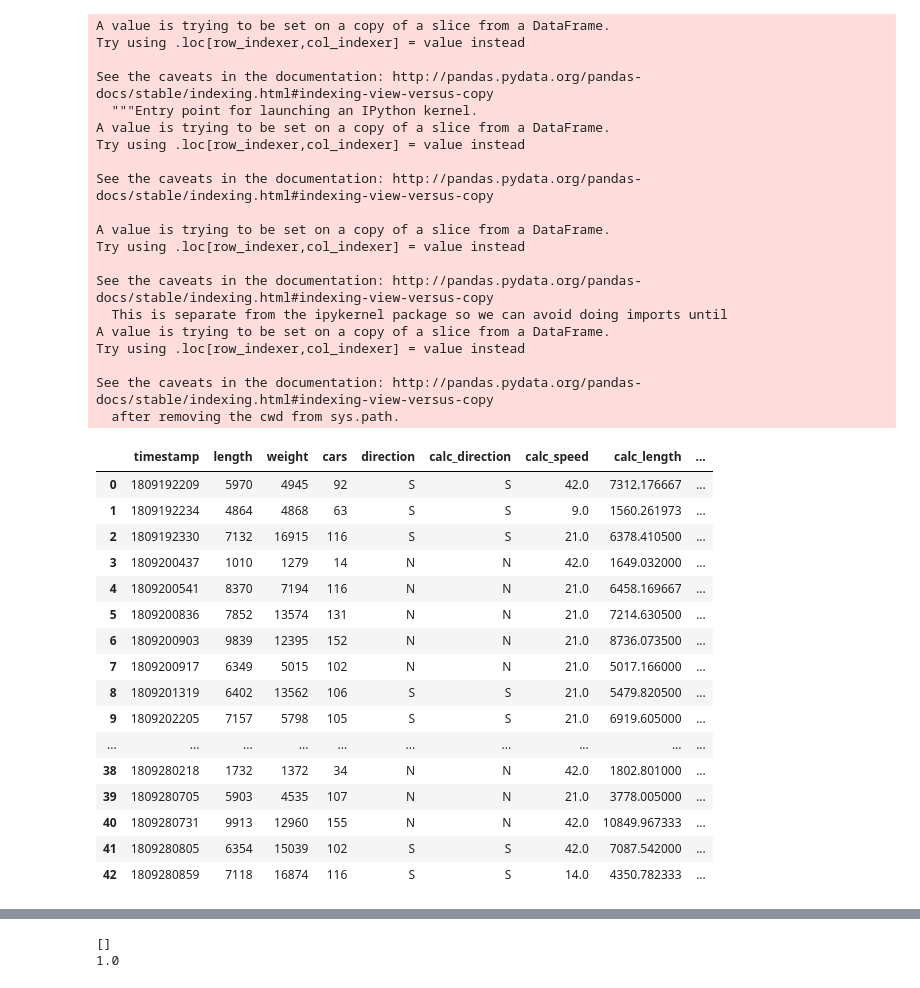
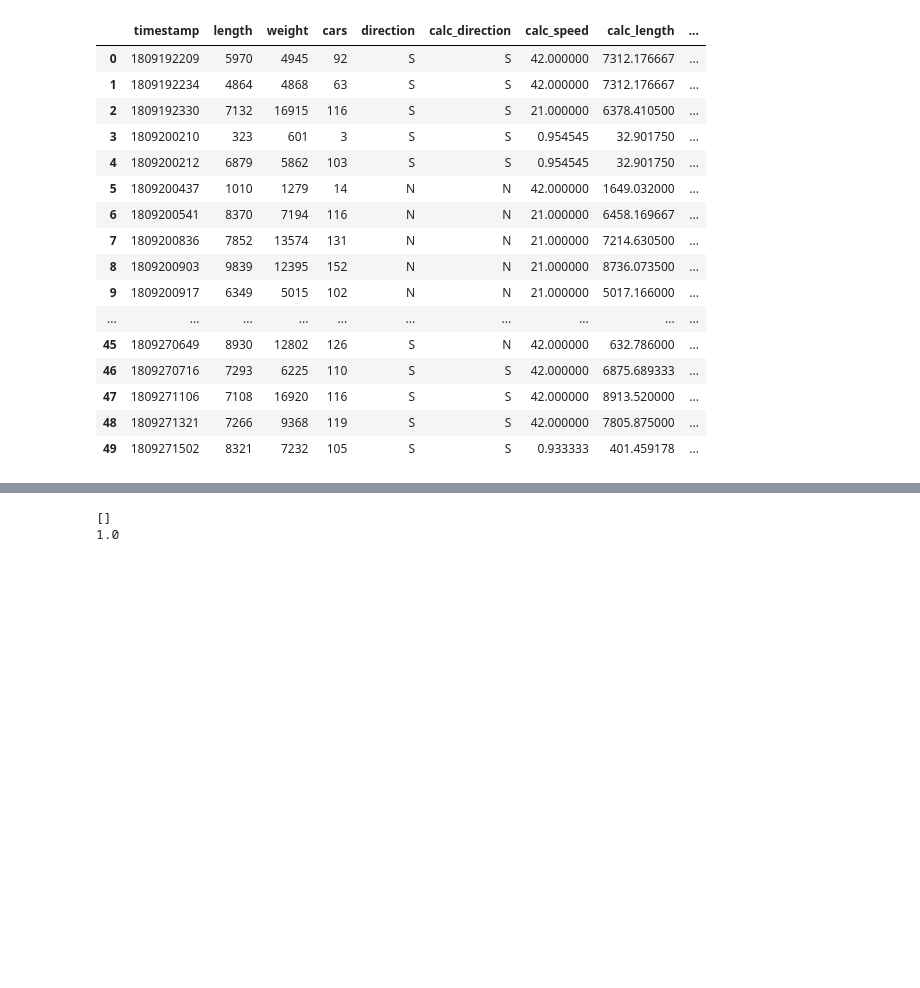
Before and after one commit to sanjeev-tv/XNode, a Jupyter notebook: Database.ipynb, the cells around one changed output, grey strips where cells are left out. Saved outputs shown, nothing was run; the diff lists cells and outputs as text; code cells hidden in the pictures; blank space fills up the shorter version.

```diff
--- a/Database.ipynb
+++ b/Database.ipynb
@@ -143,18 +111,18 @@ def find_timestamp(n):
 # %%
 #param timestamp: timestamp from manifest
 #return: dictionary of sensor nodes that match timestamp, organized by bridge
-def search(timestamp, direction):
+def search(timestamp, direction, ignore_direction = False, S_limit = 60, N_limit = 30):
     results = {122.4:[], 121.7:[]}
     for n in range(4239):
         t1 = find_timestamp(n)
 #         if (abs(timestamp - t1) <= 15):
-        if (direction == 'S') and (timestamp - t1 >= 0) and (timestamp - t1 <= 20):
+        if (ignore_direction || direction == 'S') and (timestamp - t1 >= 0) and (timestamp - t1 <= S_limit):
             #S: 15 min before (maybe increase time)
             if (nodeID[n][0] <= 5):
                 results[122.4].append(n)
             else:
                 results[121.7].append(n)
-        elif (direction == 'N') and (t1 - timestamp >= 0) and (t1 - timestamp <= 15):
+        elif (ignore_direction || direction == 'N') and (t1 - timestamp >= 0) and (t1 - timestamp <= N_limit):
             #N: 15 min after (maybe lower)
             if (nodeID[n][0] <= 5):
                 results[122.4].append(n)
@@ -162,3 +130,5 @@ def search(timestamp, direction):
                 results[121.7].append(n)
 
     return results
+
+#check raw data for trains ignoring direction
@@ -164,0 +210,9 @@ def search(timestamp, direction):
+# %%
+def find_peaks(row, bridge):
+    num_peaks = []
+    nodes = data['indices ' + str(bridge)][row]
+    for node in range(len(nodes)):
+        d = accel[data['indices ' + str(bridge)][row][node]]['z']
+        peaks = scipy.signal.find_peaks(d)
+        num_peaks.append(len(peaks[0]))
+    return num_peaks
@@ -327,3 +361,0 @@ data.head()
-# %%
-data = data[['timestamp','length','weight','cars','direction','Bridge 122.4','122.4 length stats','Bridge 121.7','121.7 length stats','indices 122.4','indices 121.7']]
-data.head()
@@ -337,3 +362,11 @@ data.head()
+# %%
+peaks_data = {122.4:[], 121.7:[]}
+for row in range(len(data)):
+    for bridge in list(peaks_data.keys()):
+        peaks_data[bridge].append(find_peaks(row, bridge))
+
+data['122.4 peaks'] = peaks_data[122.4]
+data['121.7 peaks'] = peaks_data[121.7]
 # %%
 calc_direction = []
 calc_speed = []
@@ -368,48 +401,28 @@ for row in range(len(data)):
 # %%
 data['calc_direction'] = calc_direction
 data['calc_speed'] = calc_speed
 data['calc_length'] = calc_length
 data['error_length'] = error_length
-data = data[['timestamp','length','weight','cars','direction','calc_direction','calc_speed','calc_length','error_length','Bridge 122.4','122.4 length stats','Bridge 121.7','121.7 length stats', 'indices 122.4', 'indices 121.7']]
+data = data[['timestamp','length','weight','cars','direction','calc_direction','calc_speed','calc_length','error_length','Bridge 122.4','indices 122.4','122.4 length stats','122.4 peaks','Bridge 121.7','indices 121.7','121.7 length stats','121.7 peaks']]
 data.head(50)
 # %% [output]
-A value is trying to be set on a copy of a slice from a DataFrame.
-Try using .loc[row_indexer,col_indexer] = value instead
-
-See the caveats in the documentation: http://pandas.pydata.org/pandas-docs/stable/indexing.html#indexing-view-versus-copy
-  """Entry point for launching an IPython kernel.
-A value is trying to be set on a copy of a slice from a DataFrame.
-Try using .loc[row_indexer,col_indexer] = value instead
-
-See the caveats in the documentation: http://pandas.pydata.org/pandas-docs/stable/indexing.html#indexing-view-versus-copy
-
-A value is trying to be set on a copy of a slice from a DataFrame.
-Try using .loc[row_indexer,col_indexer] = value instead
-
-See the caveats in the documentation: http://pandas.pydata.org/pandas-docs/stable/indexing.html#indexing-view-versus-copy
-  This is separate from the ipykernel package so we can avoid doing imports until
-A value is trying to be set on a copy of a slice from a DataFrame.
-Try using .loc[row_indexer,col_indexer] = value instead
-
-See the caveats in the documentation: http://pandas.pydata.org/pandas-docs/stable/indexing.html#indexing-view-versus-copy
-  after removing the cwd from sys.path.
 |  | timestamp | length | weight | cars | direction | calc_direction | calc_speed | calc_length | ... |
-| 0 | 1809192209 | 5970 | 4945 | 92 | S | S | 42.0 | 7312.176667 | ... |
-| 1 | 1809192234 | 4864 | 4868 | 63 | S | S | 9.0 | 1560.261973 | ... |
-| 2 | 1809192330 | 7132 | 16915 | 116 | S | S | 21.0 | 6378.410500 | ... |
-| 3 | 1809200437 | 1010 | 1279 | 14 | N | N | 42.0 | 1649.032000 | ... |
-| 4 | 1809200541 | 8370 | 7194 | 116 | N | N | 21.0 | 6458.169667 | ... |
-| 5 | 1809200836 | 7852 | 13574 | 131 | N | N | 21.0 | 7214.630500 | ... |
-| 6 | 1809200903 | 9839 | 12395 | 152 | N | N | 21.0 | 8736.073500 | ... |
-| 7 | 1809200917 | 6349 | 5015 | 102 | N | N | 21.0 | 5017.166000 | ... |
-| 8 | 1809201319 | 6402 | 13562 | 106 | S | S | 21.0 | 5479.820500 | ... |
-| 9 | 1809202205 | 7157 | 5798 | 105 | S | S | 21.0 | 6919.605000 | ... |
+| 0 | 1809192209 | 5970 | 4945 | 92 | S | S | 42.000000 | 7312.176667 | ... |
+| 1 | 1809192234 | 4864 | 4868 | 63 | S | S | 42.000000 | 7312.176667 | ... |
+| 2 | 1809192330 | 7132 | 16915 | 116 | S | S | 21.000000 | 6378.410500 | ... |
+| 3 | 1809200210 | 323 | 601 | 3 | S | S | 0.954545 | 32.901750 | ... |
+| 4 | 1809200212 | 6879 | 5862 | 103 | S | S | 0.954545 | 32.901750 | ... |
+| 5 | 1809200437 | 1010 | 1279 | 14 | N | N | 42.000000 | 1649.032000 | ... |
+| 6 | 1809200541 | 8370 | 7194 | 116 | N | N | 21.000000 | 6458.169667 | ... |
+| 7 | 1809200836 | 7852 | 13574 | 131 | N | N | 21.000000 | 7214.630500 | ... |
+| 8 | 1809200903 | 9839 | 12395 | 152 | N | N | 21.000000 | 8736.073500 | ... |
+| 9 | 1809200917 | 6349 | 5015 | 102 | N | N | 21.000000 | 5017.166000 | ... |
 | ... | ... | ... | ... | ... | ... | ... | ... | ... | ... |
-| 38 | 1809280218 | 1732 | 1372 | 34 | N | N | 42.0 | 1802.801000 | ... |
-| 39 | 1809280705 | 5903 | 4535 | 107 | N | N | 21.0 | 3778.005000 | ... |
-| 40 | 1809280731 | 9913 | 12960 | 155 | N | N | 42.0 | 10849.967333 | ... |
-| 41 | 1809280805 | 6354 | 15039 | 102 | S | S | 42.0 | 7087.542000 | ... |
-| 42 | 1809280859 | 7118 | 16874 | 116 | S | S | 14.0 | 4350.782333 | ... |
+| 45 | 1809270649 | 8930 | 12802 | 126 | S | N | 42.000000 | 632.786000 | ... |
+| 46 | 1809270716 | 7293 | 6225 | 110 | S | S | 42.000000 | 6875.689333 | ... |
+| 47 | 1809271106 | 7108 | 16920 | 116 | S | S | 42.000000 | 8913.520000 | ... |
+| 48 | 1809271321 | 7266 | 9368 | 119 | S | S | 42.000000 | 7805.875000 | ... |
+| 49 | 1809271502 | 8321 | 7232 | 105 | S | S | 0.933333 | 401.459178 | ... |
 # %%
 print(len(data) / len(datafull))
 len(data)
```
Also changed, not shown: parts of 23 cells of this notebook.
